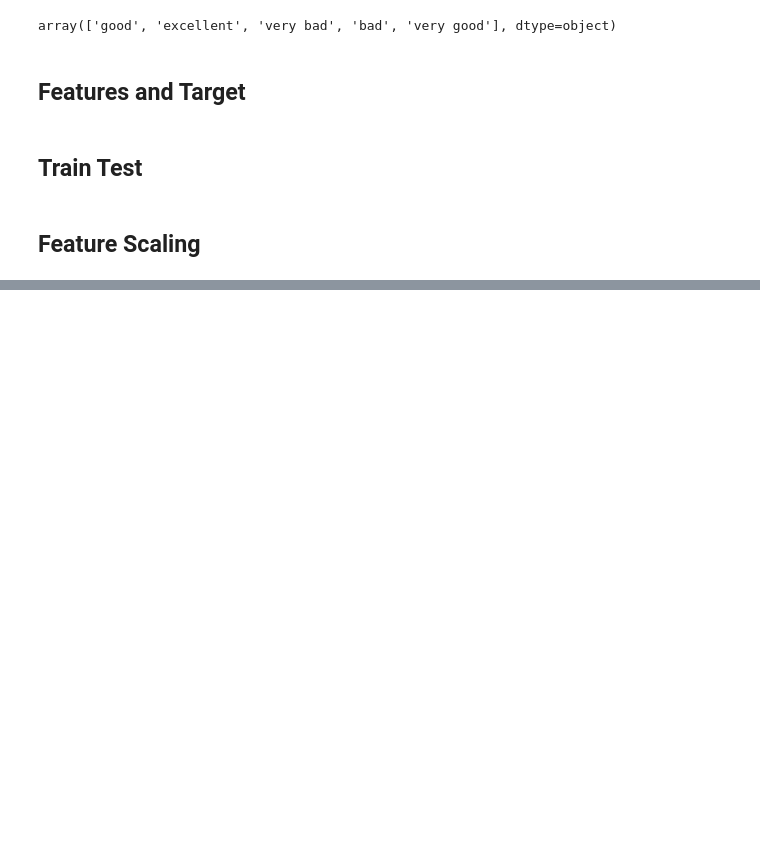
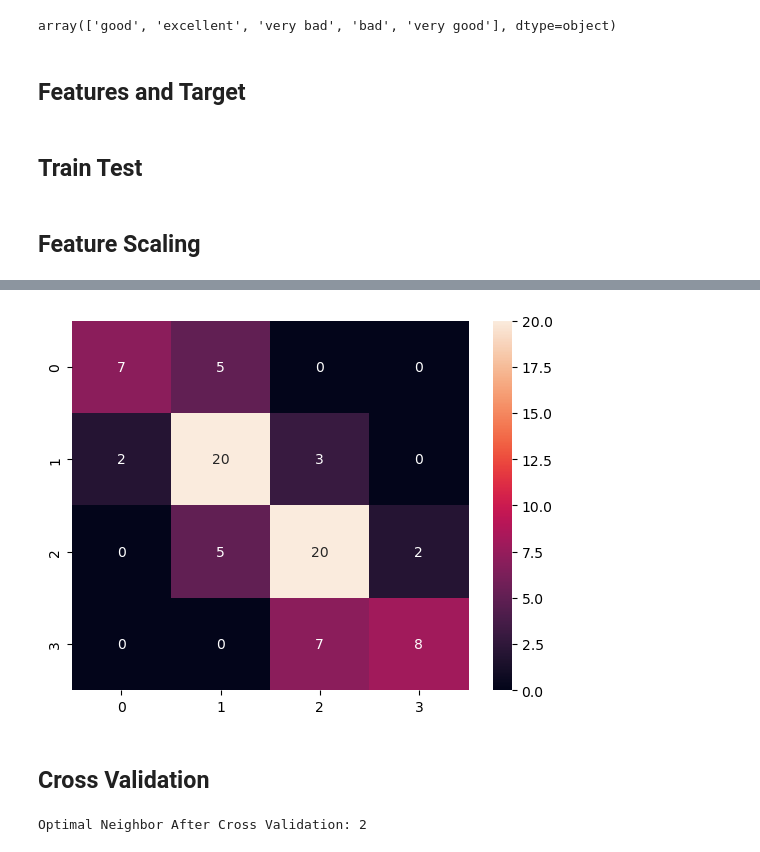
Before and after one commit to RusanMaharjan/Data-Science---6, a Jupyter notebook: KNN.ipynb, the cells around one changed output, grey strips where cells are left out. Cells and saved outputs as stored; diff of their text form; code cells hidden in the pictures; blank space fills up the shorter version.

```diff
--- a/KNN.ipynb
+++ b/KNN.ipynb
@@ -186,0 +238,3 @@ X_test_scale = scaler.transform(X_test)
+# %%
+cm = confusion_matrix(Y_test, Y_pred)
+cr = classification_report(Y_test, Y_pred)
@@ -186,0 +261,23 @@ X_test_scale = scaler.transform(X_test)
+# %%
+sns.heatmap(cm, annot=True)
+plt.show()
+# %% [output]
+[figure, added]
+# %% [markdown]
+## Cross Validation
+# %%
+kfold = StratifiedKFold(n_splits = 5, shuffle=True, random_state=42)
+cv_error_rate = []
+cv_acc_score = []
+
+for i in k_range:
+    knn_kfold = KNeighborsClassifier(n_neighbors=i, n_jobs=1)
+    scores = cross_val_score(knn_kfold, X_train_scale, Y_train, scoring='accuracy')
+
+    cv_error_rate.append(scores.mean())
+    cv_acc_score.append(1 - scores.mean())
+
+best_k_range = k_range[np.argmax(cv_acc_score)]
+print(f'Optimal Neighbor After Cross Validation: {best_k_range}')
+# %% [output]
+Optimal Neighbor After Cross Validation: 2
```
Also changed, not shown: parts of 18 cells of this notebook, 9 other files.
